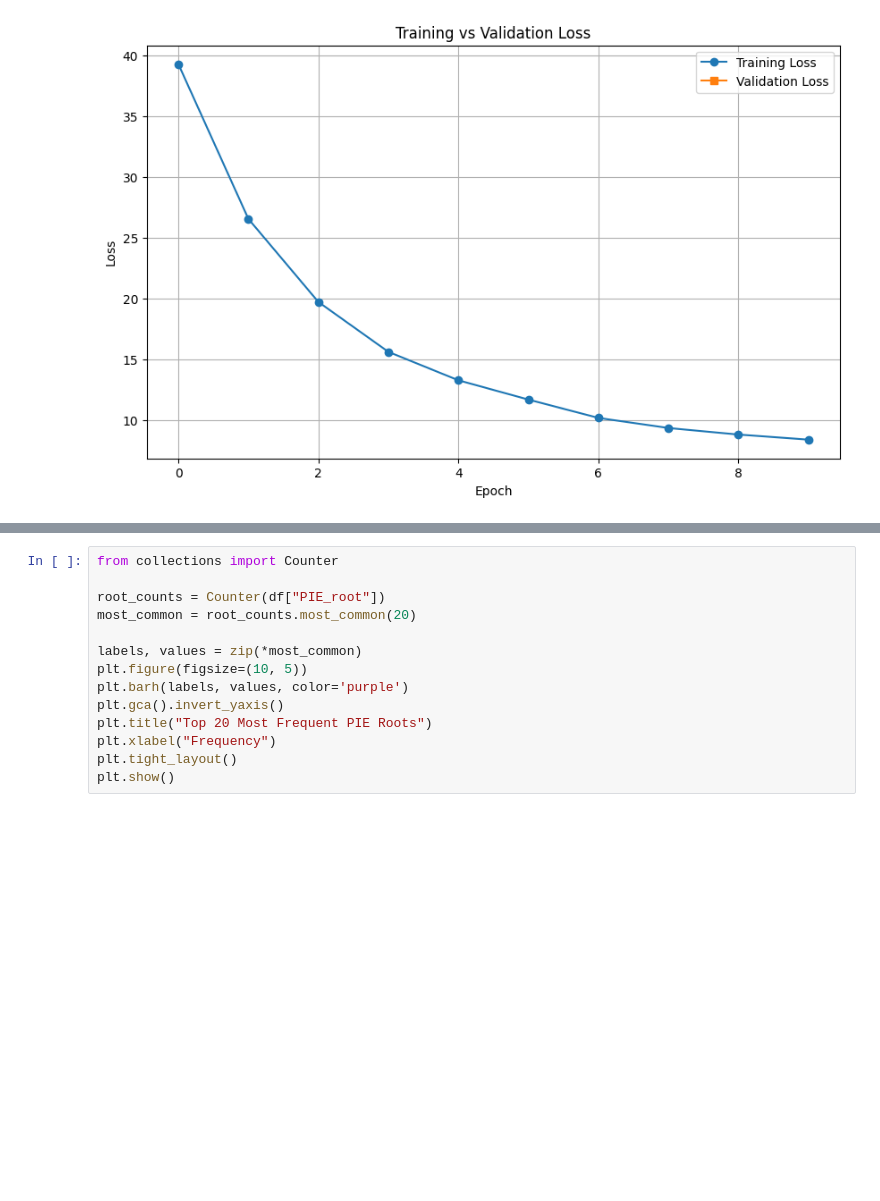
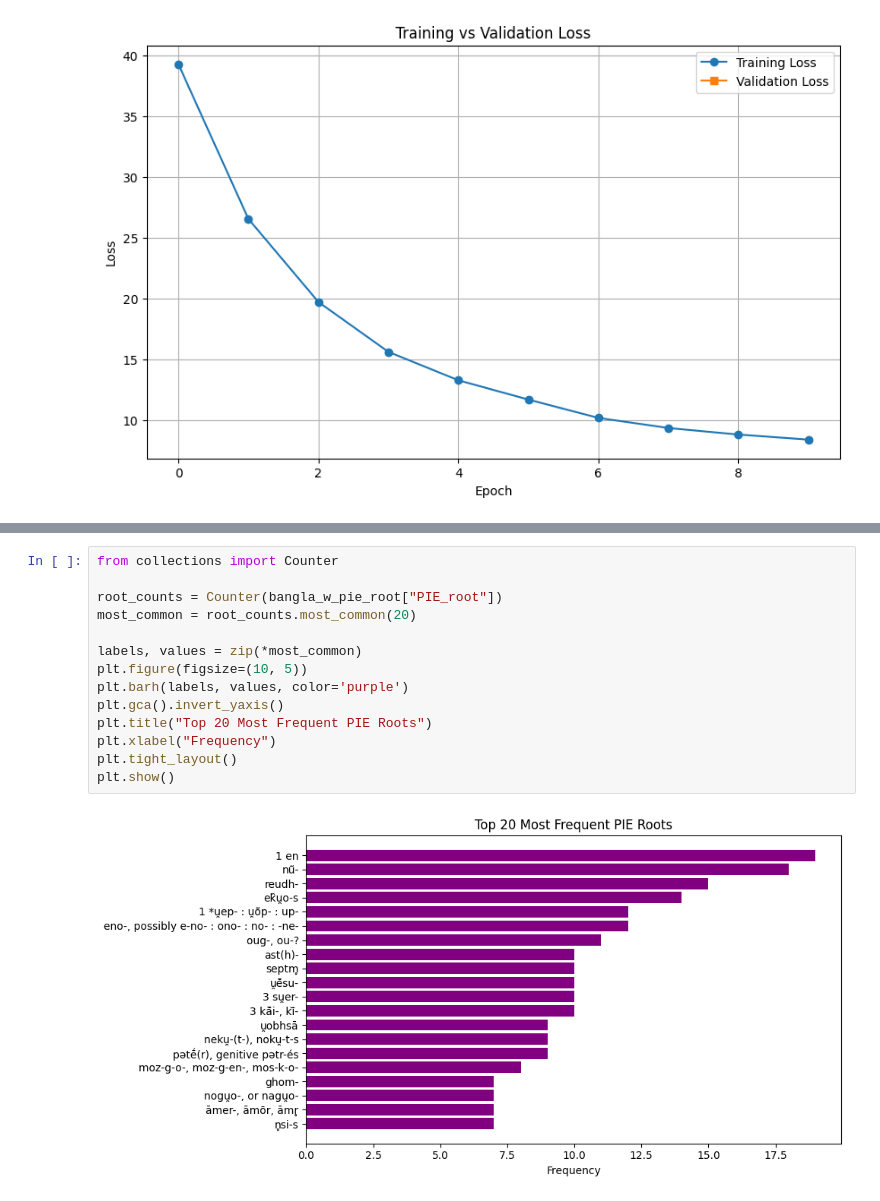
Before and after one commit to farhanarrafi/proto-language-reconstruction-using-bengali-dialects, a Jupyter notebook: colab/Proto_language_reconstruction.ipynb, the cells around one changed output, grey strips where cells are left out. Drawn from its saved outputs; the diff is of its cells as text; blank space fills up the shorter version.

```diff
--- a/colab/Proto_language_reconstruction.ipynb
+++ b/colab/Proto_language_reconstruction.ipynb
@@ -370,17 +370,19 @@ print(f"Exact Match Accuracy: {acc:.2f}")
 # %%
 from collections import Counter
 
-root_counts = Counter(df["PIE_root"])
+root_counts = Counter(bangla_w_pie_root["PIE_root"])
 most_common = root_counts.most_common(20)
 
 labels, values = zip(*most_common)
 plt.figure(figsize=(10, 5))
 plt.barh(labels, values, color='purple')
 plt.gca().invert_yaxis()
 plt.title("Top 20 Most Frequent PIE Roots")
 plt.xlabel("Frequency")
 plt.tight_layout()
 plt.show()
+# %% [output]
+[figure, added]
 # %%
 # Focus only on top N most frequent roots
 top_roots = [r for r, c in most_common[:10]]
```
Also changed, not shown: parts of 5 cells of this notebook.
